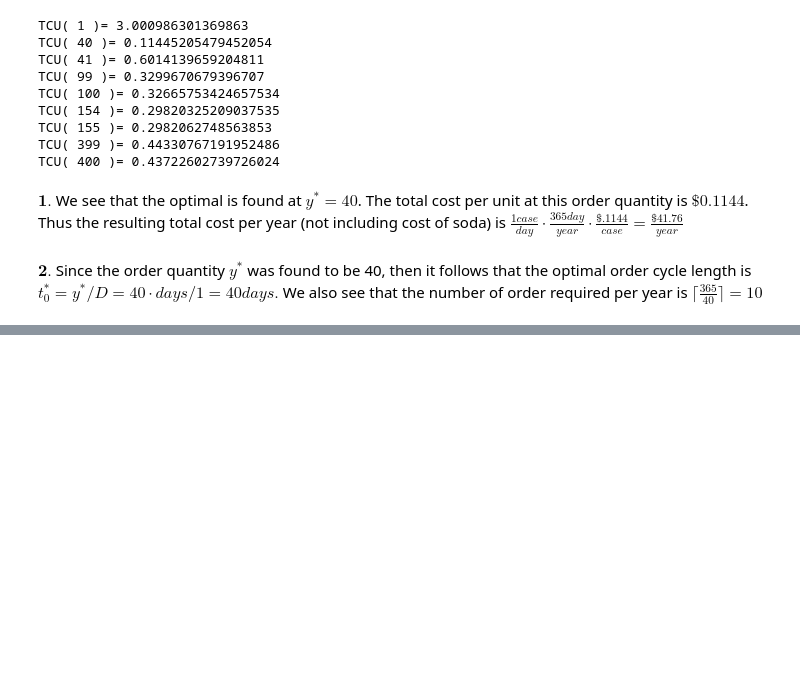
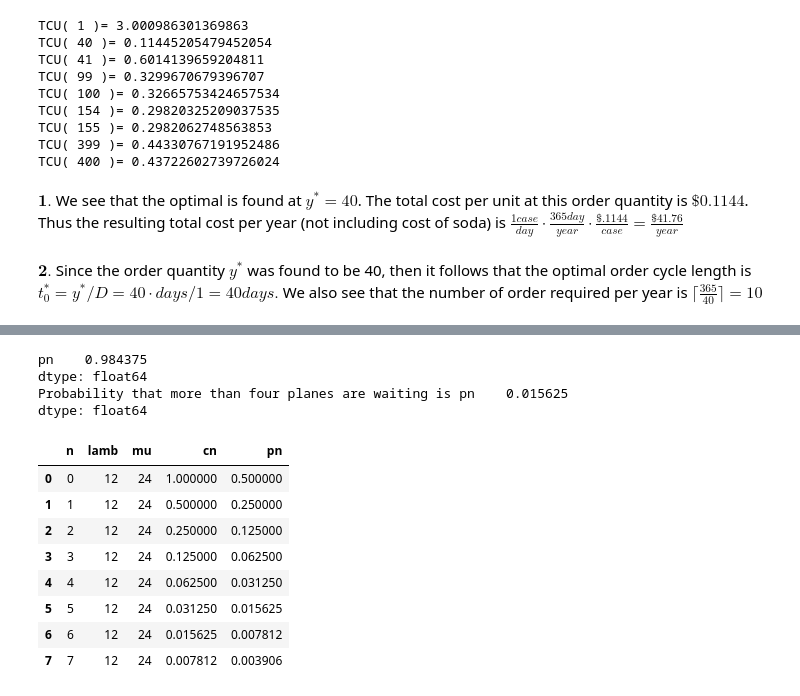
Before and after one commit to warrenkeil/Operation-Research-2, a Jupyter notebook: or2exam1.ipynb, the cells around one changed output, grey strips where cells are left out. Cells and saved outputs as stored; diff of their text form; code cells hidden in the pictures; blank space fills up the shorter version.

```diff
--- a/or2exam1.ipynb
+++ b/or2exam1.ipynb
@@ -91,0 +172,46 @@ $\textbf{2.}$ Since the order quantity $y^*$ was found to be 40, then it follows
+# %%
+# First we make our template using a pandas dataframe.
+
+import pandas as pd
+pd.options.mode.chained_assignment = None  # repress copy warning message
+n=list(range(0,45)) # make this as long as needed
+lamb = 12   # lambda
+mu = 24
+dat = pd.DataFrame() # initialize dataframe
+dat['n'] = n
+dat['lamb']= [lamb]*len(n)   # adding columns to dataframe
+dat['mu'] = [mu]*len(n)
+dat['cn'] = [0.0]*len(n)  # initialize cn column
+dat['pn'] = [0.0]*len(n)  #initialize the pn colunn
+
+
+
+dat['pn'][0] = .5           # This is from the DIAMOND symbol above     P_0 computation
+dat['cn'][0]= 1
+
+for i in range(1,len(n)):  # This is the cn calculation from  SPADE symbol
+    dat['cn'][i]=(dat['lamb'][i-1]*dat['cn'][i-1])/(dat['mu'][i])
+
+
+for i in range(1,len(n)):
+    dat['pn'][i]=dat['cn'][i]*dat['pn'][0]
+
+
+print(dat.loc[0:5][['pn']].sum())            #We're doing    1-(p0+p1+p2+p3+p4+p5)
+print('Probability that more than four planes are waiting is',
+      1-dat.loc[0:5][['pn']].sum())
+dat.loc[0:7]  # this line is just to see dataframe
+# %% [output]
+pn    0.984375
+dtype: float64
+Probability that more than four planes are waiting is pn    0.015625
+dtype: float64
+|  | n | lamb | mu | cn | pn |
+| 0 | 0 | 12 | 24 | 1.000000 | 0.500000 |
+| 1 | 1 | 12 | 24 | 0.500000 | 0.250000 |
+| 2 | 2 | 12 | 24 | 0.250000 | 0.125000 |
+| 3 | 3 | 12 | 24 | 0.125000 | 0.062500 |
+| 4 | 4 | 12 | 24 | 0.062500 | 0.031250 |
+| 5 | 5 | 12 | 24 | 0.031250 | 0.015625 |
+| 6 | 6 | 12 | 24 | 0.015625 | 0.007812 |
+| 7 | 7 | 12 | 24 | 0.007812 | 0.003906 |
```
Also changed, not shown: parts of 45 cells of this notebook.
